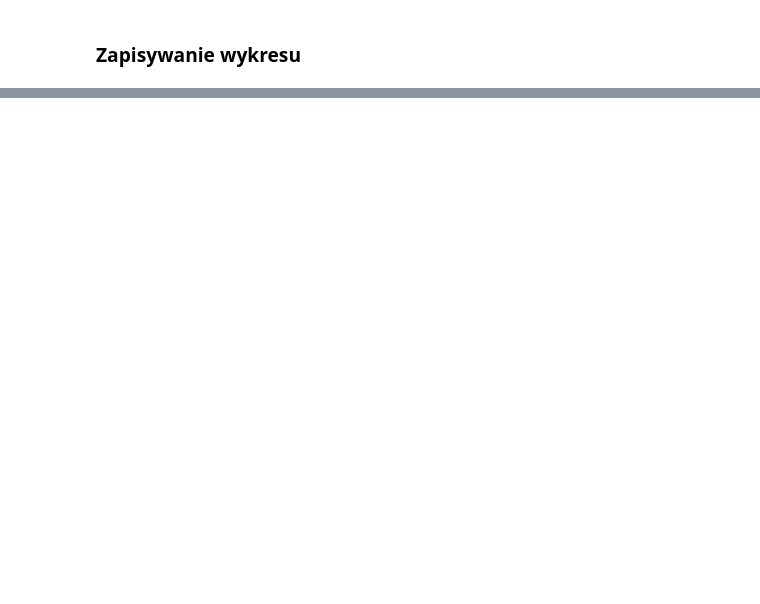
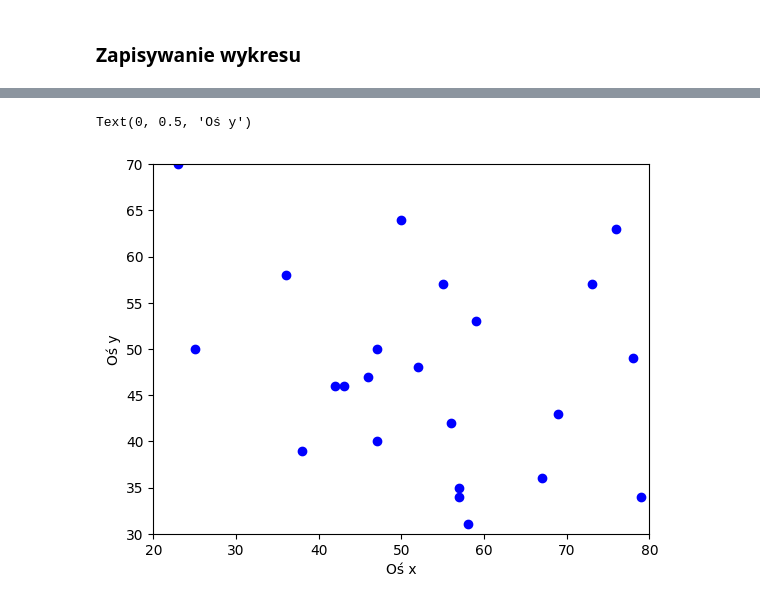
Before and after one commit to jvlkafl/kogni-HCI-sem3, a Jupyter notebook: 02_numpy_matplotlib/Numpy_i_Matplotlib.ipynb, the cells around one changed output, grey strips where cells are left out. Cells and saved outputs as stored; diff of their text form; code cells hidden in the pictures; blank space fills up the shorter version.

```diff
--- a/02_numpy_matplotlib/Numpy_i_Matplotlib.ipynb
+++ b/02_numpy_matplotlib/Numpy_i_Matplotlib.ipynb
@@ -154,9 +255,21 @@ plt.savefig('wykres.png', dpi=600)
 ###   Zadanie 3 <img src="../images/pencil.png" width="20" align="left">
 
 Stwórz wykres punktowy dla losowych wartości od 0 do 100. Opisz osie wykresu.
+# %%
+x=[]
+y=[]
+for i in range(0,100):
+    x.append(random.randint(0,100))
+    y.append(random.randint(0,100))
 # %%
 plt.xlim([20,80])
 plt.ylim([30,70])
+plt.plot(x,y, "bo")
+plt.xlabel("Oś x")
+plt.ylabel("Oś y")
+# %% [output]
+Text(0, 0.5, 'Oś y')
+[figure, added]
 # %%
 # nazwa przedmiotu, średnia, odchylenie standardowe
 matura_2020 = np.array([['j. polski', 52, 18],
```
Also changed, not shown: parts of 39 cells of this notebook, 1 other file.
